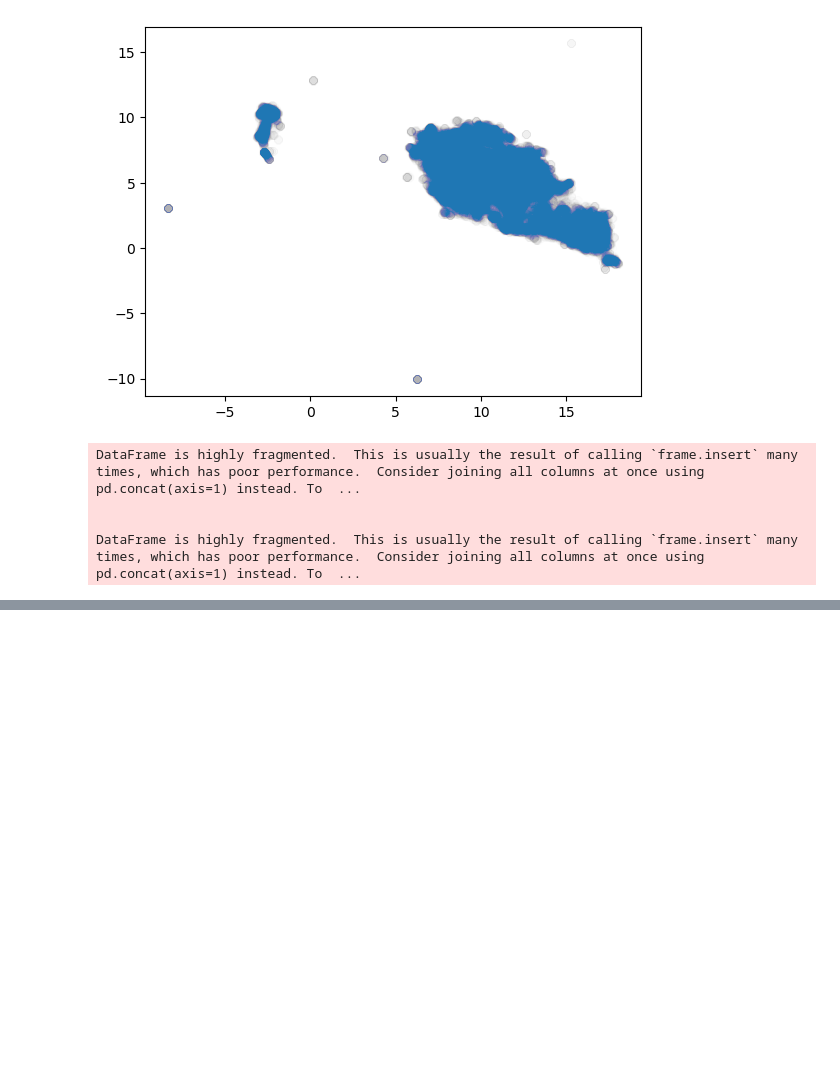
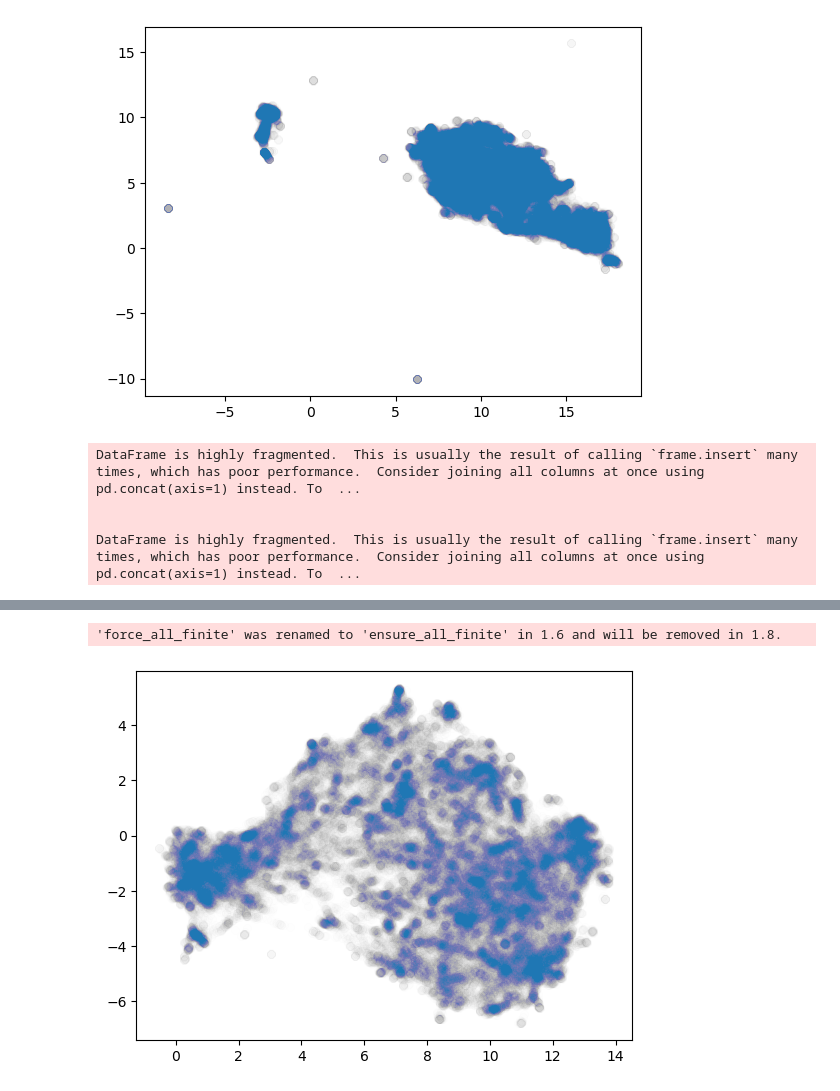
Before and after one commit to svalbuenaa/sci-abstract-graphs, a Jupyter notebook: proofOfConceptEmbeddings.ipynb, the cells around one changed output, grey strips where cells are left out. Saved outputs shown, nothing was run; the diff lists cells and outputs as text; code cells hidden in the pictures; blank space fills up the shorter version.

Commit message:
Add nomic_embed_text_v2_moe

```diff
--- a/proofOfConceptEmbeddings.ipynb
+++ b/proofOfConceptEmbeddings.ipynb
@@ -416,0 +433,6 @@ fig.show()
+# %%
+colnames_nomic_embed_text_v2_moe = []
+for el in range(768):
+    colnames_nomic_embed_text_v2_moe.append("Embedding_"+str(el))
+# %%
+df_nomic_embed_text_v2_moe[colnames_nomic_embed_text_v2_moe] = df_nomic_embed_text_v2_moe["AbstractEmbedding_list"].to_list()
@@ -416,0 +457,11 @@ fig.show()
+# %%
+mapper_nomic_embed_text_v2_moe = umap.UMAP().fit_transform(df_nomic_embed_text_v2_moe[colnames_nomic_embed_text_v2_moe])
+# %% [output]
+'force_all_finite' was renamed to 'ensure_all_finite' in 1.6 and will be removed in 1.8.
+# %%
+mapper_nomic_embed_text_v2_moe[:, 1] = -1*mapper_nomic_embed_text_v2_moe[:, 1]
+# %%
+plt.scatter(x = mapper_nomic_embed_text_v2_moe[:, 0], y = mapper_nomic_embed_text_v2_moe[:, 1], alpha = 0.002)
+plt.show()
+# %% [output]
+[figure, added]
```
Also changed, not shown: parts of 8 cells of this notebook.
